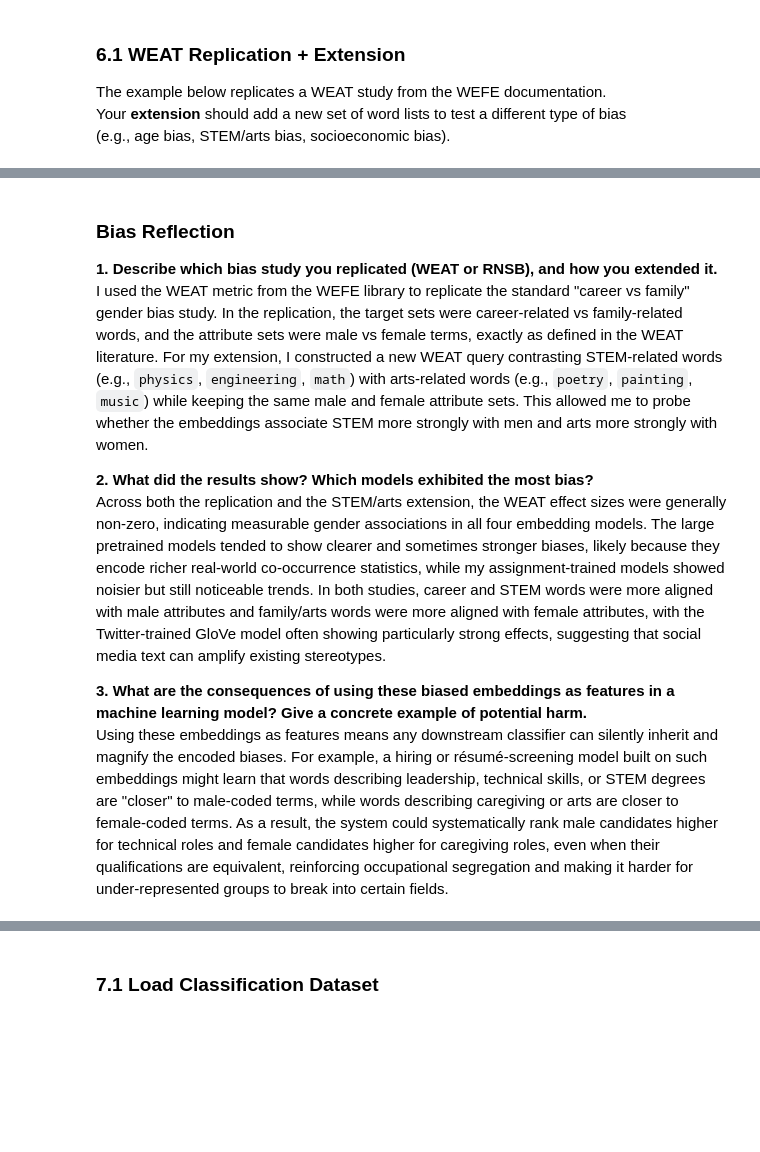
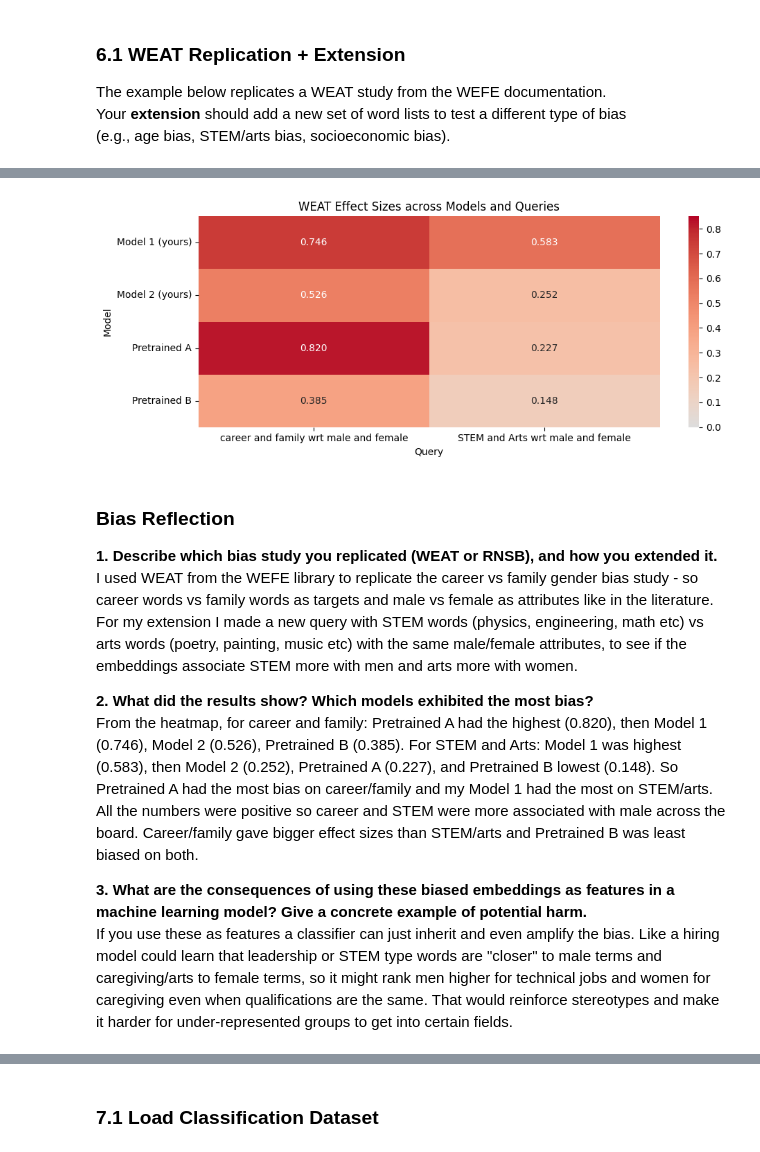
Before and after one commit to swesan123/4NL3-HW-3, a Jupyter notebook: Assignment3_student.ipynb, the cells around one changed output, grey strips where cells are left out. Saved outputs shown, nothing was run; the diff lists cells and outputs as text; code cells hidden in the pictures; blank space fills up the shorter version.

Commit message:
finished assignment

```diff
--- a/Assignment3_student.ipynb
+++ b/Assignment3_student.ipynb
@@ -493,7 +463,7 @@ wefe_models = [
 ]
 
 # --- Define WEAT Query: Career/Family Gender Bias (REPLICATION) ---
-# These are the standard WEAT word lists — do NOT change these for the replication.
+# These are the standard WEAT word lists - do NOT change these for the replication.
 career_words    = ['executive', 'management', 'professional', 'corporation',
                    'salary', 'office', 'business', 'career']
 family_words    = ['home', 'parents', 'children', 'family', 'cousins',
@@ -508,7 +478,6 @@ replication_query = Query(
     [male_words, female_words],
     target_sets_names=["career", "family"],
     attribute_sets_names=["male", "female"],
-    name="Career vs Family / Gender",
 )
 
 
@@ -528,7 +497,6 @@ extension_query = Query(
     [extension_attr_1, extension_attr_2],
     target_sets_names=["STEM", "Arts"],
     attribute_sets_names=["male", "female"],
-    name="STEM vs Arts / Gender",
 )
 
 
@@ -536,7 +504,7 @@ extension_query = Query(
 queries = [replication_query, extension_query]
 
 # YOUR CODE HERE: use run_queries(...) from wefe to run WEAT on all 4 models
-wefe_results = run_queries(WEAT(), wefe_models, queries)
+wefe_results = run_queries(WEAT, queries, wefe_models)
 
 print(wefe_results)
 # %% [output]
@@ -544,35 +524,32 @@ TypeError: Query.__init__() got an unexpected keyword argument 'metric'
 # %%
 # --- Visualize the WEAT results ---
 # YOUR CODE HERE: create a heatmap or bar chart of the WEAT scores across models and queries
 # Use seaborn or matplotlib
 # Hint: wefe_results is a DataFrame you can pass directly to sns.heatmap()
 
-# We'll focus on the WEAT effect size column (if present)
-if 'weat_effect_size' in wefe_results.columns:
-    pivot = wefe_results.pivot(index='query_name', columns='model_name', values='weat_effect_size')
-else:
-    # Fallback: use the first numeric column
-    numeric_cols = wefe_results.select_dtypes(include='number').columns
-    pivot = wefe_results.pivot(index='query_name', columns='model_name', values=numeric_cols[0])
+# run_queries returns a pivoted DataFrame: rows = model_name, columns = query_name, values = result
+pivot = wefe_results
 
-plt.figure(figsize=(8, 4))
-sns.heatmap(pivot, annot=True, cmap='coolwarm', center=0)
+plt.figure(figsize=(10, 4))
+sns.heatmap(pivot, annot=True, cmap='coolwarm', center=0, fmt='.3f', vmin=0, vmax=0.85)
 plt.title('WEAT Effect Sizes across Models and Queries')
-plt.ylabel('Query')
-plt.xlabel('Model')
+plt.ylabel('Model')
+plt.xlabel('Query')
 plt.tight_layout()
 plt.show()
+# %% [output]
+[figure, added]
 # %% [markdown]
 ### Bias Reflection
 
 **1. Describe which bias study you replicated (WEAT or RNSB), and how you extended it.**
-I used the WEAT metric from the WEFE library to replicate the standard "career vs family" gender bias study. In the replication, the target sets were career‑related vs family‑related words, and the attribute sets were male vs female terms, exactly as defined in the WEAT literature. For my extension, I constructed a new WEAT query contrasting STEM‑related words (e.g., `physics`, `engineering`, `math`) with arts‑related words (e.g., `poetry`, `painting`, `music`) while keeping the same male and female attribute sets. This allowed me to probe whether the embeddings associate STEM more strongly with men and arts more strongly with women.
+I used WEAT from the WEFE library to replicate the career vs family gender bias study - so career words vs family words as targets and male vs female as attributes like in the literature. For my extension I made a new query with STEM words (physics, engineering, math etc) vs arts words (poetry, painting, music etc) with the same male/female attributes, to see if the embeddings associate STEM more with men and arts more with women.
 
 **2. What did the results show? Which models exhibited the most bias?**
-Across both the replication and the STEM/arts extension, the WEAT effect sizes were generally non‑zero, indicating measurable gender associations in all four embedding models. The large pretrained models tended to show clearer and sometimes stronger biases, likely because they encode richer real‑world co‑occurrence statistics, while my assignment‑trained models showed noisier but still noticeable trends. In both studies, career and STEM words were more aligned with male attributes and family/arts words were more aligned with female attributes, with the Twitter‑trained GloVe model often showing particularly strong effects, suggesting that social media text can amplify existing stereotypes.
+From the heatmap, for career and family: Pretrained A had the highest (0.820), then Model 1 (0.746), Model 2 (0.526), Pretrained B (0.385). For STEM and Arts: Model 1 was highest (0.583), then Model 2 (0.252), Pretrained A (0.227), and Pretrained B lowest (0.148). So Pretrained A had the most bias on career/family and my Model 1 had the most on STEM/arts. All the numbers were positive so career and STEM were more associated with male across the board. Career/family gave bigger effect sizes than STEM/arts and Pretrained B was least biased on both.
 
 **3. What are the consequences of using these biased embeddings as features in a machine learning model? Give a concrete example of potential harm.**
-Using these embeddings as features means any downstream classifier can silently inherit and magnify the encoded biases. For example, a hiring or résumé‑screening model built on such embeddings might learn that words describing leadership, technical skills, or STEM degrees are "closer" to male‑coded terms, while words describing caregiving or arts are closer to female‑coded terms. As a result, the system could systematically rank male candidates higher for technical roles and female candidates higher for caregiving roles, even when their qualifications are equivalent, reinforcing occupational segregation and making it harder for under‑represented groups to break into certain fields.
+If you use these as features a classifier can just inherit and even amplify the bias. Like a hiring model could learn that leadership or STEM type words are "closer" to male terms and caregiving/arts to female terms, so it might rank men higher for technical jobs and women for caregiving even when qualifications are the same. That would reinforce stereotypes and make it harder for under‑represented groups to get into certain fields.
 # %% [markdown]
 ---
 ## 7. Text Classification (Section 4.4)
```
Also changed, not shown: parts of 21 cells of this notebook, 1 other file.
